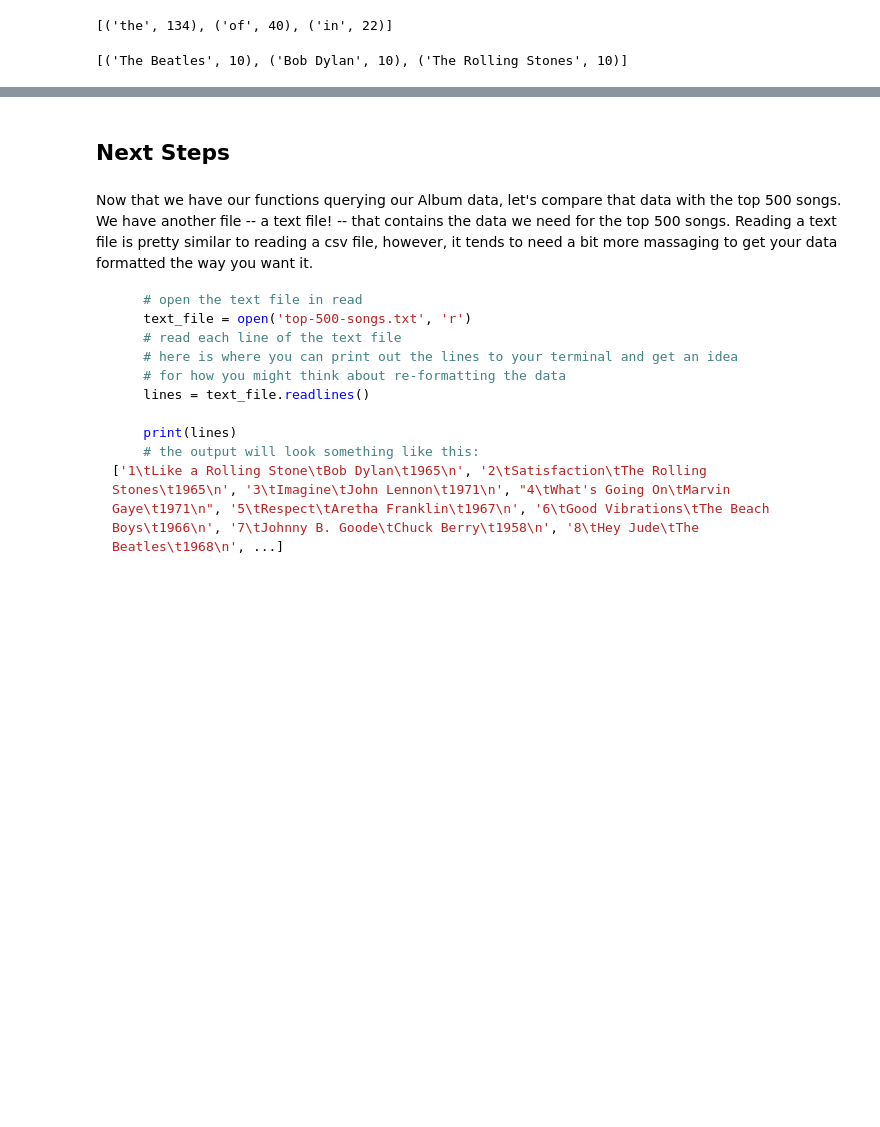
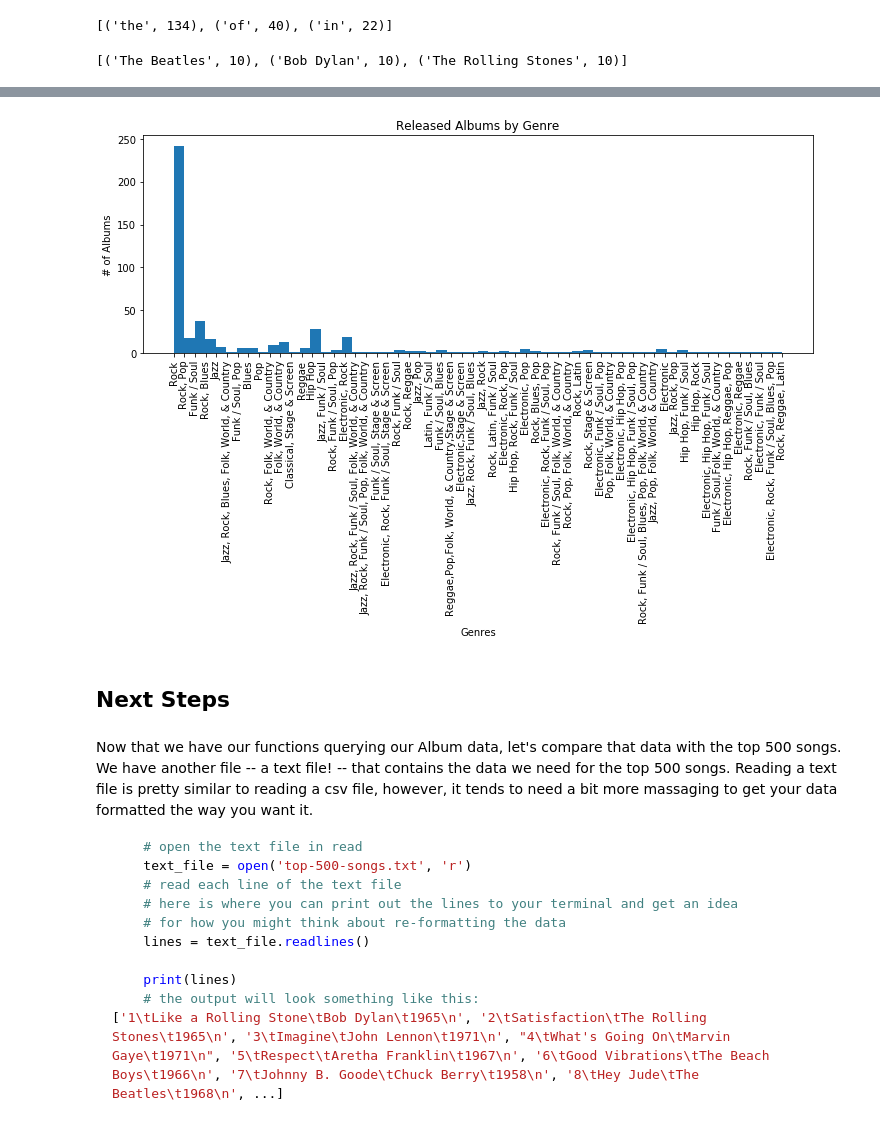
Before and after one commit to Sahanduiuc/nyc-mhtn-ds-071519-lectures, a Jupyter notebook: week-1/rolling-stones/rolling-stones.ipynb, the cells around one changed output, grey strips where cells are left out. Saved outputs shown, nothing was run; the diff lists cells and outputs as text; code cells hidden in the pictures; blank space fills up the shorter version.

```diff
--- a/week-1/rolling-stones/rolling-stones.ipynb
+++ b/week-1/rolling-stones/rolling-stones.ipynb
@@ -231,3 +263,22 @@ def album_decade(d):
+# %%
+import matplotlib.pyplot as plt
+
+def genres(d):
+    genres = [i['genre'] for i in d]
+
+    x = genres
+    plt.figure(figsize=(12,4))
+    plt.xlabel('Genres')
+    plt.xticks(rotation=90)
+    plt.ylabel('# of Albums')
+    plt.title('Released Albums by Genre')
+    plt.hist(x, bins= len(set(genres)))
+
+    plt.show()
+
+genres(ordered)
+# %% [output]
+[figure, added]
 # %% [markdown]
 ## Next Steps
 # %% [markdown]
```
Also changed, not shown: parts of 3 cells of this notebook.
